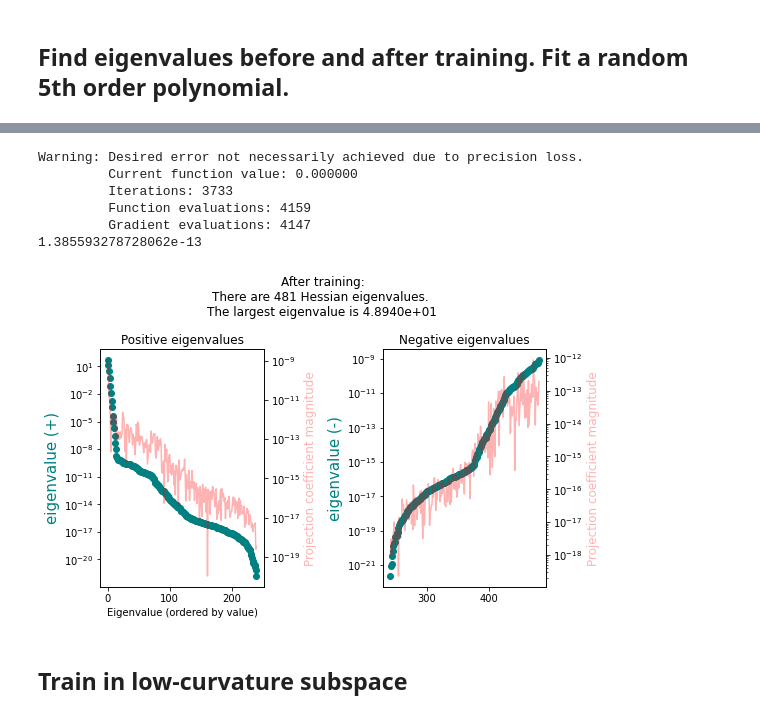
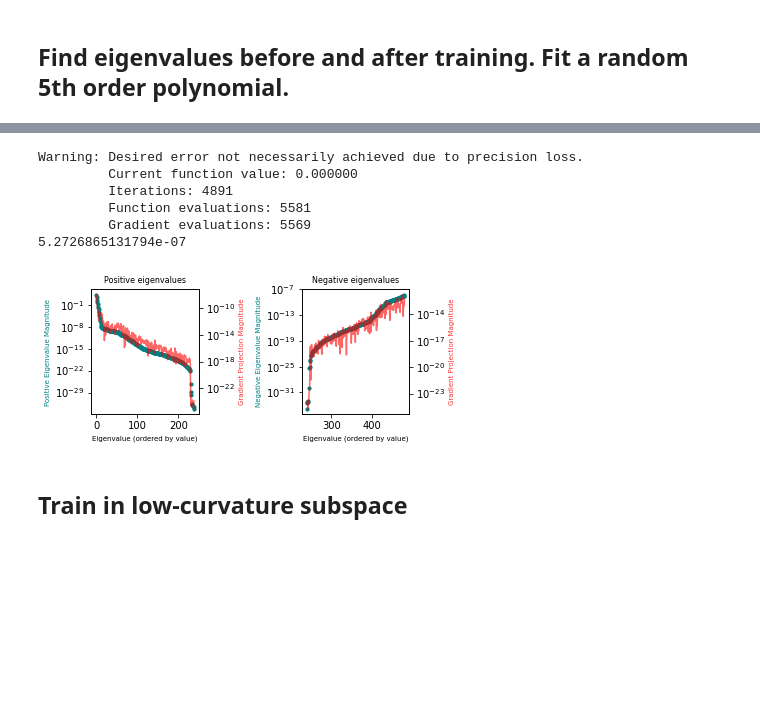
Before and after one commit to ejmichaud/precision-ml, a Jupyter notebook: notebooks/low-curvature-subspace-training-mse.ipynb, the cells around one changed output, grey strips where cells are left out. Cells and saved outputs as stored; diff of their text form; code cells hidden in the pictures; blank space fills up the shorter version.

```diff
--- a/notebooks/low-curvature-subspace-training-mse.ipynb
+++ b/notebooks/low-curvature-subspace-training-mse.ipynb
@@ -91,22 +91,22 @@ def dl_loss(epsilon):
         return torch.mean(0.5 * torch.log2(1 + torch.pow((x-y) / epsilon, 2)))
     return loss
 # %%
-def loss(param_vector, lenghts, shapes,
+def loss(param_vector, lengths, shapes,
              mlp, loss_fn, x, y, device=device):
     l = 0
     for i, param in enumerate(mlp.parameters()):
-        param_data = param_vector[l:l+lenghts[i]]
-        l += lenghts[i]
+        param_data = param_vector[l:l+lengths[i]]
+        l += lengths[i]
         param_data_shaped = param_data.reshape(shapes[i])
         param.data = torch.tensor(param_data_shaped).to(device)
     return loss_fn(mlp(x.to(device)), y).detach().cpu().numpy()
 
-def gradient(param_vector, lenghts, shapes,
+def gradient(param_vector, lengths, shapes,
              mlp, loss_fn, x, y, device=device):
     l = 0
     for i, param in enumerate(mlp.parameters()):
-        param_data = param_vector[l:l+lenghts[i]]
-        l += lenghts[i]
+        param_data = param_vector[l:l+lengths[i]]
+        l += lengths[i]
         param_data_shaped = param_data.reshape(shapes[i])
         param.data = torch.tensor(param_data_shaped).to(device)
     loss_fn(mlp(x.to(device)), y).backward()
@@ -214,13 +214,13 @@ for j, param in enumerate(mlp.parameters()):
     param_data_shaped = param_data.reshape(shapes[j])
     param.data = torch.tensor(param_data_shaped).to(device)
 
-l = mse_loss_fn_torch(mlp(x_i), y_i).item()
+l = rmse_loss_fn_torch(mlp(x_i), y_i).item()
 print(l)
 mlp.zero_grad()
 # %% [output]
 Warning: Desired error not necessarily achieved due to precision loss.
          Current function value: 0.000000
-         Iterations: 3733
-         Function evaluations: 4159
-         Gradient evaluations: 4147
-1.385593278728062e-13
+         Iterations: 4891
+         Function evaluations: 5581
+         Gradient evaluations: 5569
+5.2726865131794e-07
@@ -235,47 +235,49 @@ vals, vs = decompose_hessian(hessian, lenghts, shapes)
 mlp.zero_grad()
 
 mse_loss_fn_torch(mlp(x_i), y_i).backward()
 g = [p.grad.detach().clone().cpu() for p in mlp.parameters()]
 mlp.zero_grad()
 
 positives = [x for x in vals.numpy() if x >= 0]
 negatives = [x for x in vals.numpy() if x < 0]
 positives.reverse()
 negatives.reverse()
 
 pos_dot_prods = [np.abs(dot_prod(g, vs[i])) for i in range(len(vs)) if vals.numpy()[i] >= 0]
 neg_dot_prods = [np.abs(dot_prod(g, vs[i])) for i in range(len(vs)) if vals.numpy()[i] < 0]
 pos_dot_prods.reverse()
 neg_dot_prods.reverse()
 
-plt.figure(figsize=(8, 5))
+plt.figure(figsize=(6, 2.6))
 
 ax1 = plt.subplot(1, 2, 1)
-ax1.scatter(list(range(len(positives))), positives, color='teal')
+ax1.scatter(list(range(len(positives))), positives, color='teal', s=10)
 ax1.set_yscale('log')
-ax1.set_title("Positive eigenvalues")
-ax1.set_ylabel("eigenvalue (+)", fontsize=15, color='teal')
-ax1.set_xlabel("Eigenvalue (ordered by value)")
+ax1.set_title("Positive eigenvalues", fontsize=8)
+ax1.set_ylabel("Positive Eigenvalue Magnitude ", fontsize=7, color='teal')
+ax1.set_xlabel("Eigenvalue (ordered by value)", fontsize=7)
 ax2 = ax1.twinx()
-ax2.plot(list(range(len(positives))), pos_dot_prods, color='red', alpha=0.3)
+ax2.plot(list(range(len(positives))), pos_dot_prods, color='red', alpha=0.6)
 ax2.set_yscale('log')
-ax2.set_ylabel('Projection coefficient magnitude', fontsize=12, color='red', alpha=0.3)
+ax2.set_ylabel('Gradient Projection Magnitude', fontsize=7, color='red', alpha=0.8)
 
 ax1 = plt.subplot(1, 2, 2)
-ax1.scatter(list(range(len(positives), len(positives) + len(negatives))), np.abs(negatives), color='teal')
+ax1.scatter(list(range(len(positives), len(positives) + len(negatives))), np.abs(negatives), color='teal', s=10)
 ax1.set_yscale('log')
-ax1.set_title("Negative eigenvalues")
-ax1.set_ylabel("eigenvalue (-)", fontsize=15, color='teal')
+ax1.set_title("Negative eigenvalues", fontsize=8)
+ax1.set_ylabel("Negative Eigenvalue Magnitude", fontsize=7, color='teal')
+ax1.set_xlabel("Eigenvalue (ordered by value)", fontsize=7)
 ax2 = ax1.twinx()
-ax2.plot(list(range(len(positives), len(positives) + len(negatives))), neg_dot_prods, color='red', alpha=0.3)
+ax2.plot(list(range(len(positives), len(positives) + len(negatives))), neg_dot_prods, color='red', alpha=0.6)
 ax2.set_yscale('log')
-ax2.set_ylabel('Projection coefficient magnitude', fontsize=12, color='red', alpha=0.3)
+ax2.set_ylabel('Gradient Projection Magnitude', fontsize=7, color='red', alpha=0.8)
 
-plt.suptitle("After training:\nThere are {0:d} Hessian eigenvalues. \nThe largest eigenvalue is {1:.4e}".format(len(vals), max(positives)))
+# plt.suptitle("After training:\nThere are {0:d} Hessian eigenvalues. \nThe largest eigenvalue is {1:.4e}".format(len(vals), max(positives)), fontsize=8)
 
 plt.tight_layout()
+# plt.savefig('figures/eigenvalue-spectrum-with-projection.pdf')
 # %% [output]
-[figure, old version]
+[figure, new version]
 # %% [markdown]
 ## Train in low-curvature subspace
 # %%
```
Also changed, not shown: parts of 34 cells of this notebook, 12 other files.
